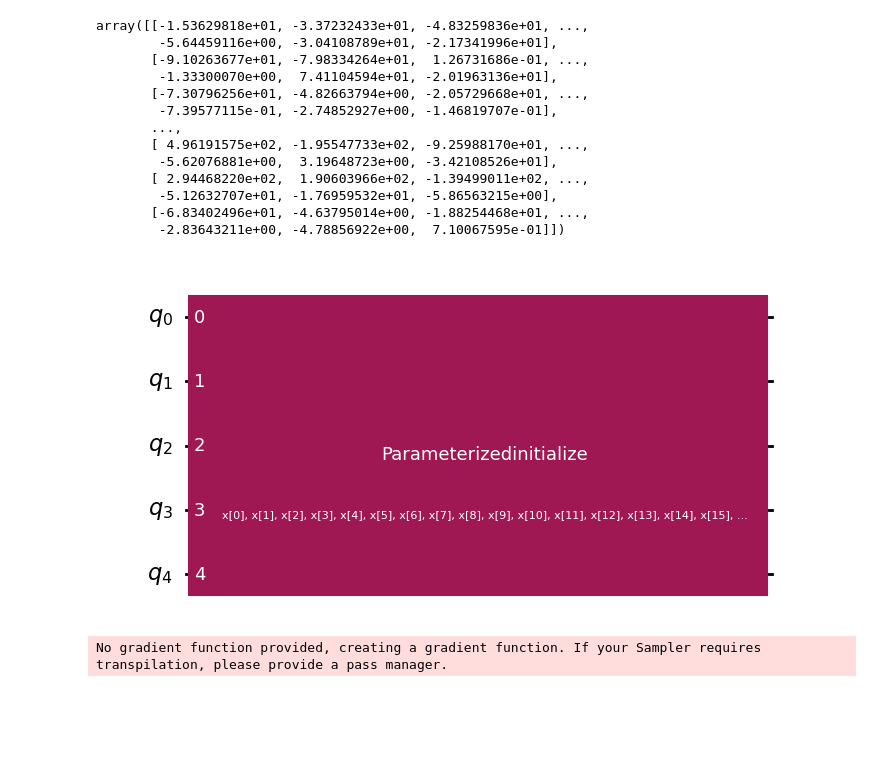
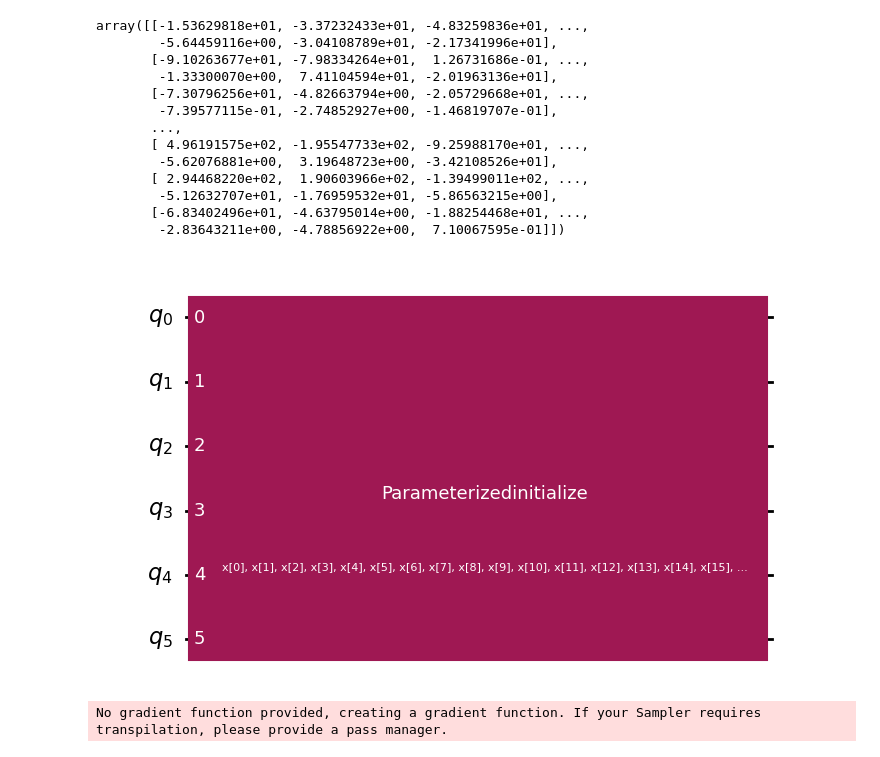
Before and after one commit to Al-Ashir-Intisar/quantum-computing, a Jupyter notebook: project_codes/Final_Project_VQC.ipynb, the cells around one changed output. Saved outputs shown, nothing was run; the diff lists cells and outputs as text; code cells hidden in the pictures; blank space fills up the shorter version.

Commit message:
Final code notebook for the project VQC with amplitude encoding and ZZ featuremap and classical NN comparison

```diff
--- a/project_codes/Final_Project_VQC.ipynb
+++ b/project_codes/Final_Project_VQC.ipynb
@@ -153,9 +97,9 @@ X_train_norm = normalize(X_iso)
 # %%
-num_features = 32
+num_features = 64
 feature_map = RawFeatureVector(num_features)
 display(feature_map.draw(output="mpl"))
 # %% [output]
-[figure, old version]
+[figure, new version]
 # %%
 # callback function that draws a live plot when the .fit() method is called
 def callback_graph(weights, obj_func_eval):
```
Also changed, not shown: parts of 18 cells of this notebook, 3 other files.
